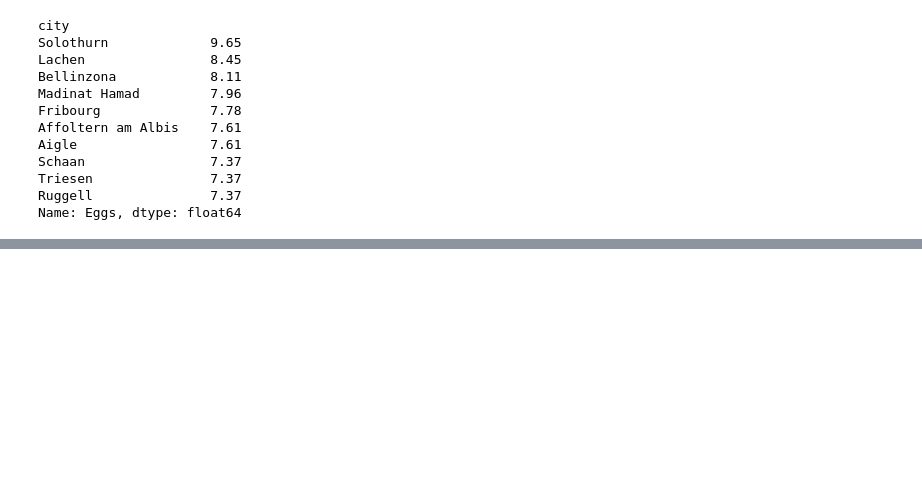
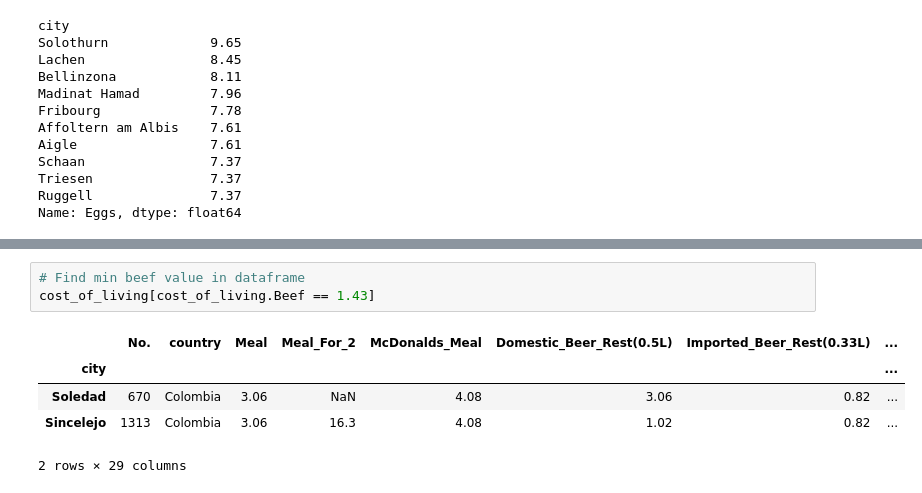
Before and after one commit to Reed-Carter/Global-Cost-of-Living, a Jupyter notebook: phil-project.ipynb, the cells around one changed output, grey strips where cells are left out. Cells and saved outputs as stored; diff of their text form; blank space fills up the shorter version.

Commit message:
find max and min values in beef column.

```diff
--- a/phil-project.ipynb
+++ b/phil-project.ipynb
@@ -633,0 +651,9 @@ Name: Eggs, dtype: float64
+# %%
+# Find min beef value in dataframe
+cost_of_living[cost_of_living.Beef == 1.43]
+# %% [output]
+|  | No. | country | Meal | Meal_For_2 | McDonalds_Meal | Domestic_Beer_Rest(0.5L) | Imported_Beer_Rest(0.33L) | ... |
+| city |  |  |  |  |  |  |  | ... |
+| Soledad | 670 | Colombia | 3.06 | NaN | 4.08 | 3.06 | 0.82 | ... |
+| Sincelejo | 1313 | Colombia | 3.06 | 16.3 | 4.08 | 1.02 | 0.82 | ... |
+2 rows × 29 columns
```
Also changed, not shown: parts of 4 cells of this notebook.
